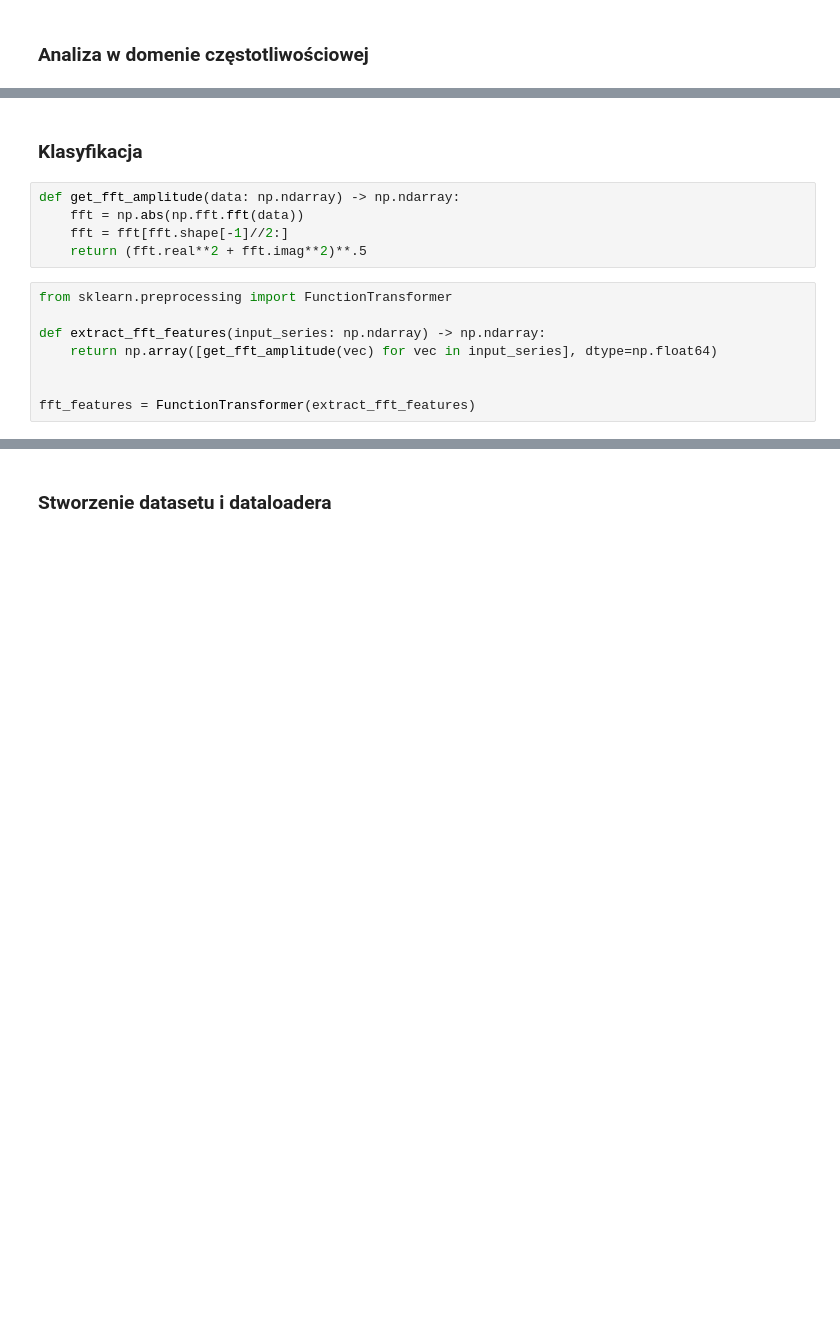
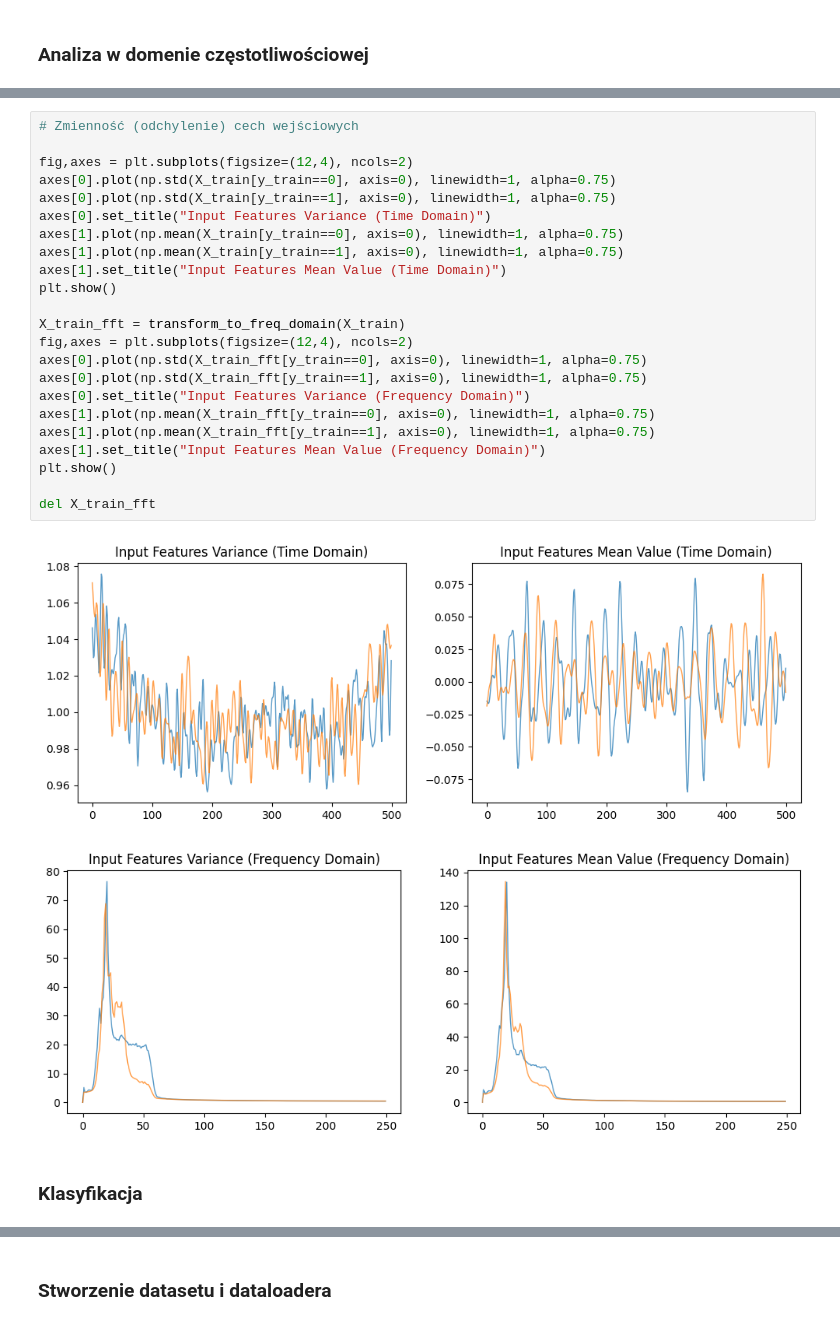
Before and after one commit to Kacper-Marciniak/Kurs-AI, a Jupyter notebook: Student/P8/Projekt8_TimeSeries.ipynb, the cells around one changed output, grey strips where cells are left out. Drawn from its saved outputs; the diff is of its cells as text; blank space fills up the shorter version.

```diff
--- a/Student/P8/Projekt8_TimeSeries.ipynb
+++ b/Student/P8/Projekt8_TimeSeries.ipynb
@@ -156,15 +194,28 @@ plt.show()
+# %%
+# Zmienność (odchylenie) cech wejściowych
+
+fig,axes = plt.subplots(figsize=(12,4), ncols=2)
+axes[0].plot(np.std(X_train[y_train==0], axis=0), linewidth=1, alpha=0.75)
+axes[0].plot(np.std(X_train[y_train==1], axis=0), linewidth=1, alpha=0.75)
+axes[0].set_title("Input Features Variance (Time Domain)")
+axes[1].plot(np.mean(X_train[y_train==0], axis=0), linewidth=1, alpha=0.75)
+axes[1].plot(np.mean(X_train[y_train==1], axis=0), linewidth=1, alpha=0.75)
+axes[1].set_title("Input Features Mean Value (Time Domain)")
+plt.show()
+
+X_train_fft = transform_to_freq_domain(X_train)
+fig,axes = plt.subplots(figsize=(12,4), ncols=2)
+axes[0].plot(np.std(X_train_fft[y_train==0], axis=0), linewidth=1, alpha=0.75)
+axes[0].plot(np.std(X_train_fft[y_train==1], axis=0), linewidth=1, alpha=0.75)
+axes[0].set_title("Input Features Variance (Frequency Domain)")
+axes[1].plot(np.mean(X_train_fft[y_train==0], axis=0), linewidth=1, alpha=0.75)
+axes[1].plot(np.mean(X_train_fft[y_train==1], axis=0), linewidth=1, alpha=0.75)
+axes[1].set_title("Input Features Mean Value (Frequency Domain)")
+plt.show()
+
+del X_train_fft
+# %% [output]
+[figure, added]
+[figure, added]
 # %% [markdown]
 ### Klasyfikacja
-# %%
-def get_fft_amplitude(data: np.ndarray) -> np.ndarray:
-    fft = np.abs(np.fft.fft(data))
-    fft = fft[fft.shape[-1]//2:]
-    return (fft.real**2 + fft.imag**2)**.5
-# %%
-from sklearn.preprocessing import FunctionTransformer
-
-def extract_fft_features(input_series: np.ndarray) -> np.ndarray:
-    return np.array([get_fft_amplitude(vec) for vec in input_series], dtype=np.float64)
-
-
-fft_features = FunctionTransformer(extract_fft_features)
```
Also changed, not shown: parts of 36 cells of this notebook, 1 other file.
